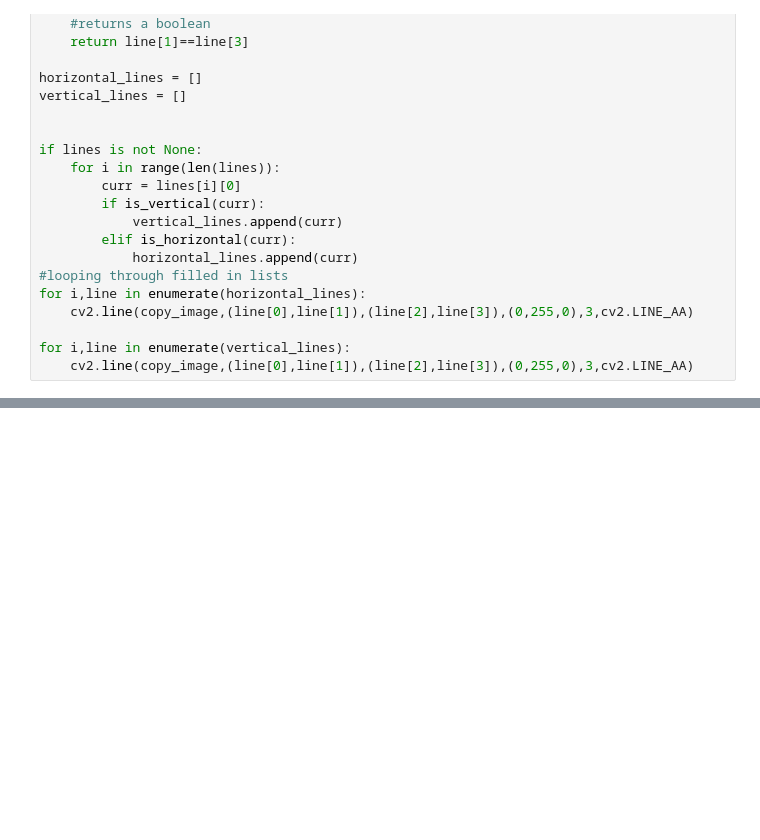
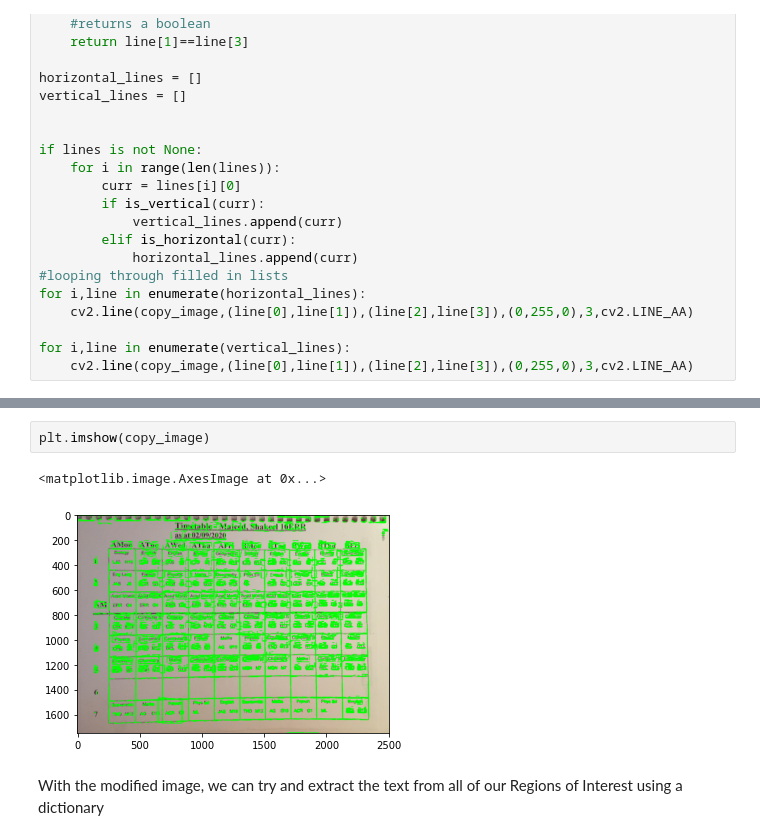
Before and after one commit to shakeelmajeed-work/Timetable-OCR, a Jupyter notebook: Time_Table.ipynb, the cells around one changed output, grey strips where cells are left out. Cells and saved outputs as stored; diff of their text form; blank space fills up the shorter version.

```diff
--- a/Time_Table.ipynb
+++ b/Time_Table.ipynb
@@ -121,0 +159,7 @@ plt.imshow(copy_image)
+# %%
+plt.imshow(copy_image)
+# %% [output]
+<matplotlib.image.AxesImage at 0x...>
+[figure, added]
+# %% [markdown]
+With the modified image, we can try and extract the text from all of our Regions of Interest using a dictionary
```
Also changed, not shown: parts of 6 cells of this notebook.
